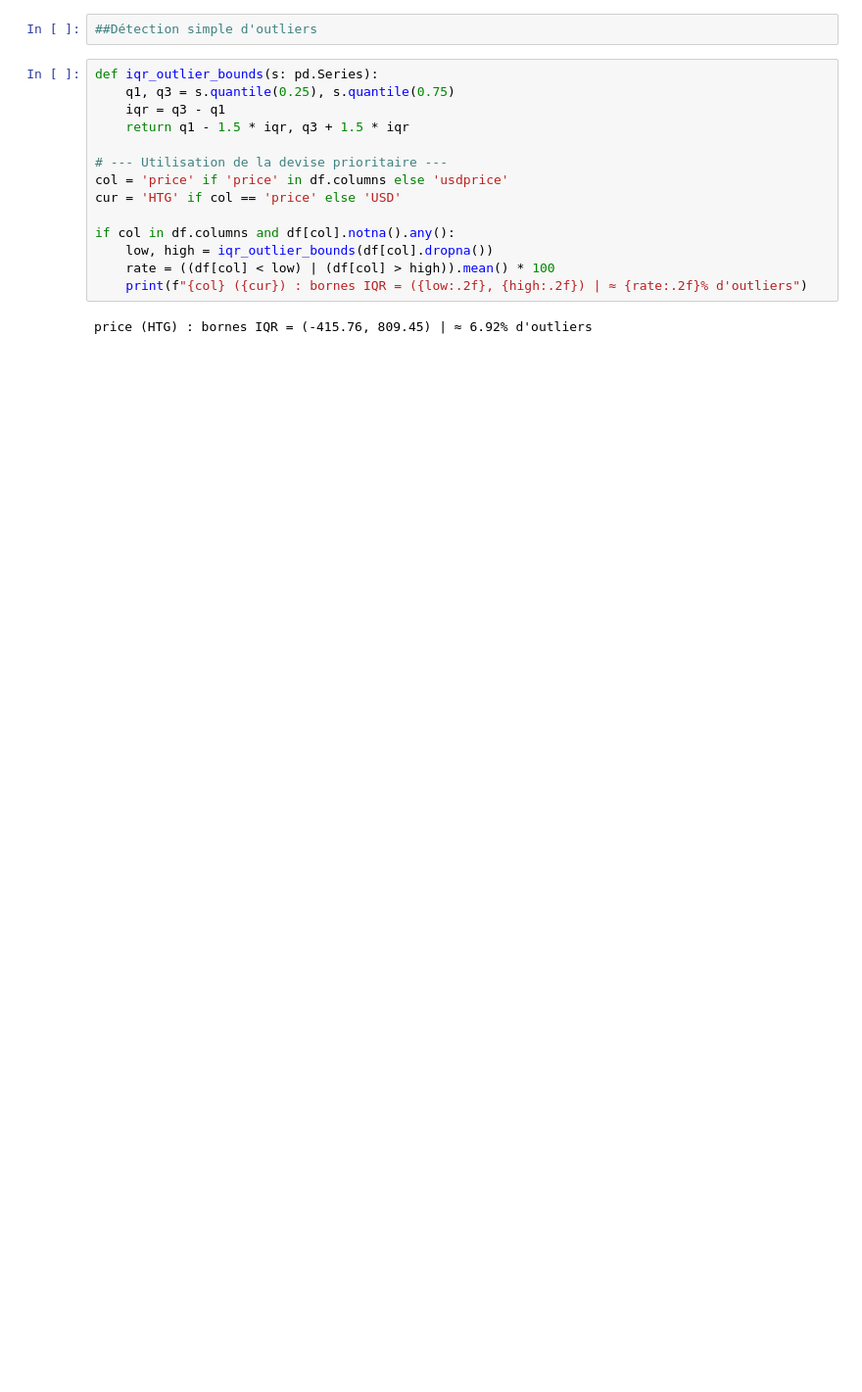
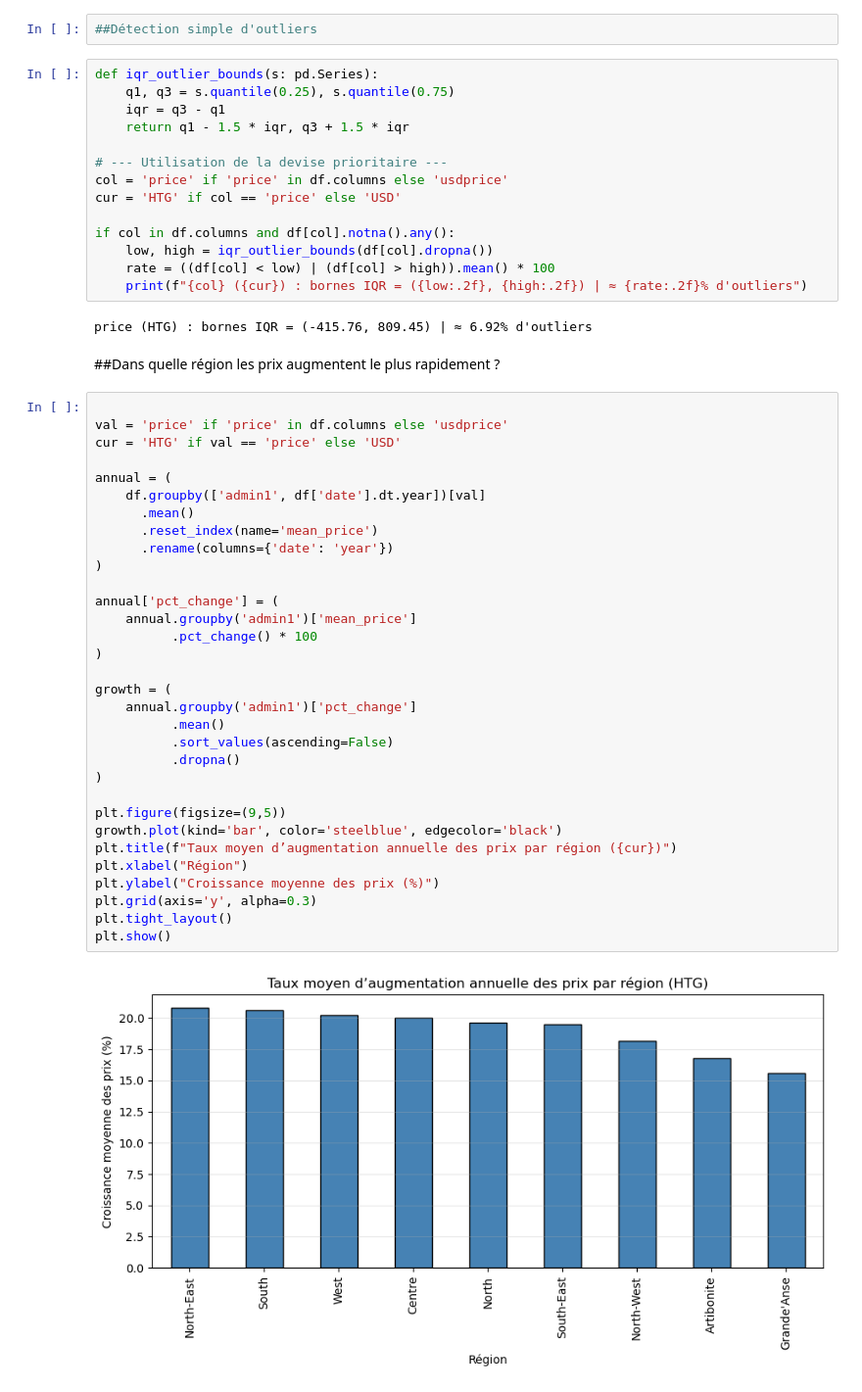
Before and after one commit to Einstein201/ML---World-Food-Programme-WFP-Food-Price---Haiti, a Jupyter notebook: Analyse_exploratoire.ipynb, the cells around one changed output. Shown at 98% size. Saved outputs shown, nothing was run; the diff lists cells and outputs as text; blank space fills up the shorter version.

Commit message:
Taux moyen d’augmentation annuelle des prix par région

```diff
--- a/Analyse_exploratoire.ipynb
+++ b/Analyse_exploratoire.ipynb
@@ -431,3 +436,39 @@ if col in df.columns and df[col].notna().any():
     print(f"{col} ({cur}) : bornes IQR = ({low:.2f}, {high:.2f}) | ≈ {rate:.2f}% d'outliers")
 # %% [output]
 price (HTG) : bornes IQR = (-415.76, 809.45) | ≈ 6.92% d'outliers
+# %% [markdown]
+##Dans quelle région les prix augmentent le plus rapidement ?
+# %%
+
+val = 'price' if 'price' in df.columns else 'usdprice'
+cur = 'HTG' if val == 'price' else 'USD'
+
+annual = (
+    df.groupby(['admin1', df['date'].dt.year])[val]
+      .mean()
+      .reset_index(name='mean_price')
+      .rename(columns={'date': 'year'})
+)
+
+annual['pct_change'] = (
+    annual.groupby('admin1')['mean_price']
+          .pct_change() * 100
+)
+
+growth = (
+    annual.groupby('admin1')['pct_change']
+          .mean()
+          .sort_values(ascending=False)
+          .dropna()
+)
+
+plt.figure(figsize=(9,5))
+growth.plot(kind='bar', color='steelblue', edgecolor='black')
+plt.title(f"Taux moyen d’augmentation annuelle des prix par région ({cur})")
+plt.xlabel("Région")
+plt.ylabel("Croissance moyenne des prix (%)")
+plt.grid(axis='y', alpha=0.3)
+plt.tight_layout()
+plt.show()
+# %% [output]
+[figure, added]
```
Also changed, not shown: parts of 4 cells of this notebook.
